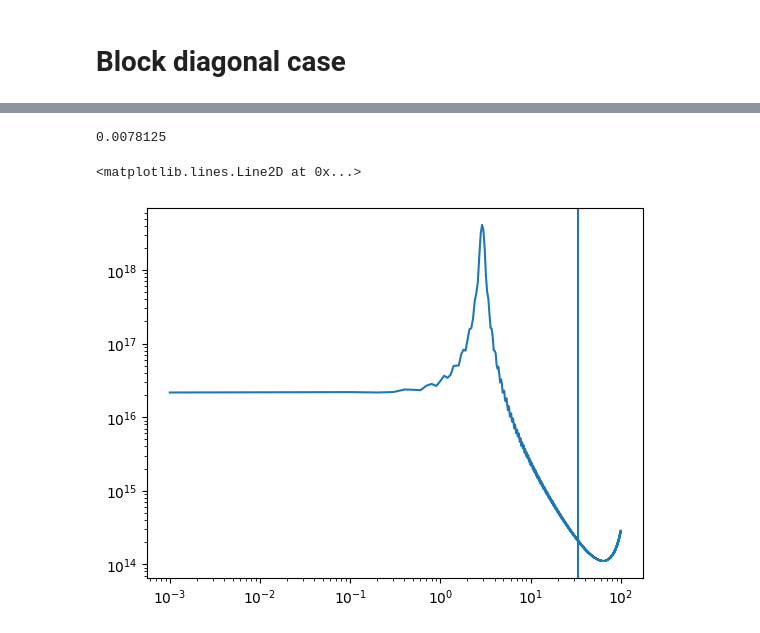
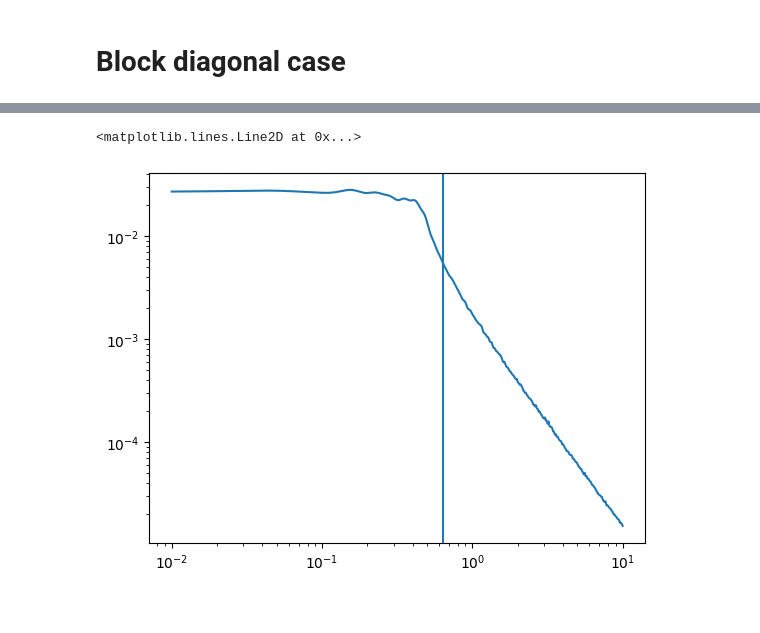
Before and after one commit to armanetti/sleep-tagging, a Jupyter notebook: src/fdc_paper_figures.ipynb, the cells around one changed output, grey strips where cells are left out. Cells and saved outputs as stored; diff of their text form; code cells hidden in the pictures.

```diff
--- a/src/fdc_paper_figures.ipynb
+++ b/src/fdc_paper_figures.ipynb
@@ -196,26 +198,40 @@ plt.plot(freqs,1/omegas**2)
 N = 80
 
 tp = 128
-T = tp*30
-dt=1/tp
+T = tp * 1000  # = 12800 time steps (~100 s con dt=1/128)
+dt = 1/tp
+burn_in = tp * 100  # Rimuovi transiente
 
-freqs = np.linspace(1e-3, 100, 1000) #np.logspace(-3, 2., 50)
+sigma = 1
+
+#freqs = np.linspace(1e-3, 100, 1000) #
+freqs = np.logspace(-3, 1, 1000)
 omegas = 2 * np.pi * freqs
 
 
 A = np.random.randn(int(N/2), int(N/2)) / np.sqrt(int(N/2))
 J = (A + A.T) / 2
-alpha = 3
+#J = J - np.diag(np.diag(J))  # remove self-connections
+alpha = 1
 
 if alpha < 1:
     g = 1/(2*alpha) - 0.1
 else:
-    g = 1/(2*alpha) -0.3
-beta = 100
+    g = 1/(2*alpha) -0.1
+beta = 5
 
-omega_peak = beta/alpha
+print("g:", g)
+
+
+omega_peak = 2 * beta * g / alpha  # In rad/s
+f_peak = omega_peak / (2 * np.pi)  # In Hz
+
+print("f_peak (Hz):", f_peak)
 
 W = np.block([
         [ alpha * J,  -beta * J ],
         [ beta  * J,   alpha * J ]
     ])
+
+# generate process
+x = generate_OU(W, T, dt, sigma=sigma, g=g, burn_in=burn_in)
@@ -234,30 +252,10 @@ plt.show()
-# %%
-x.shape = (x.shape[0], T)   # Your OU data
-dt
-# %% [output]
-0.0078125
-# %%
-C_freq = np.zeros((x.shape[0], x.shape[0], len(freqs)), dtype=complex)
-S_ii = []
-
-for i, f in enumerate(tqdm.tqdm(freqs, desc="Computing FDC", unit="freq")):
-    #x= generate_OU(W, T, dt, g=g/np.sqrt(1+ (f)**2))
-    cif = fdc.correlation_freq(
-        x,
-        time_step=dt,
-        frequency=f,
-        n_chunks=10,          # important for unbiased estimator
-        corr_type="covariance"
-    )
-    C_freq[:, :, i] = cif
-    S_ii.append(np.mean(np.diag(cif)))
 # %%
 plt.loglog(freqs,S_ii)
 #plt.plot(freqs,1/omegas**2*10e12)
-plt.axvline(beta/(alpha))
+plt.axvline(f_peak)
 # %% [output]
 <matplotlib.lines.Line2D at 0x...>
-[figure, old version]
+[figure, new version]
 # %%
 np.argmax(S_ii)
 # %% [output]
```
Also changed, not shown: parts of 15 cells of this notebook.
